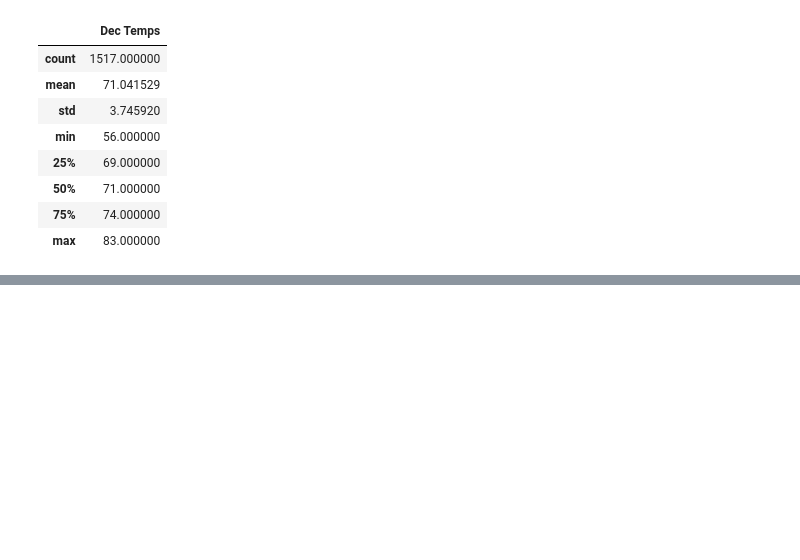
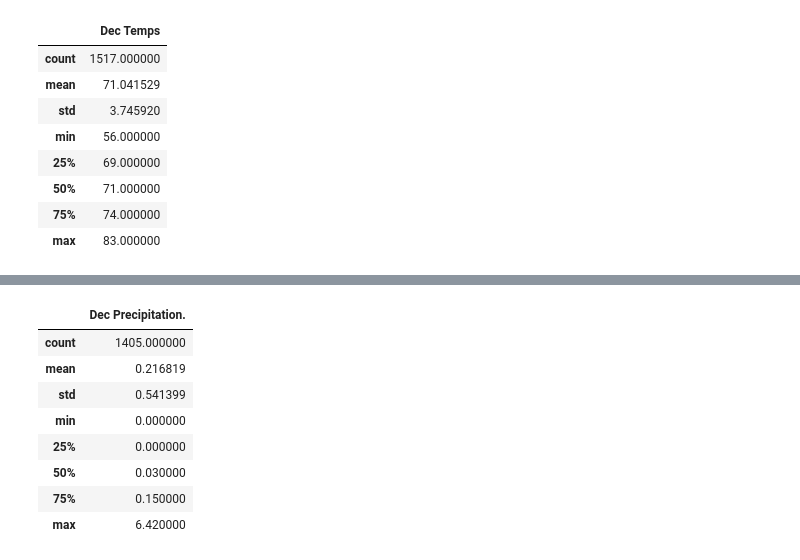
Before and after one commit to MaxDorris/surfs_up, a Jupyter notebook: SurfsUp_Challenge.ipynb, the cells around one changed output, grey strips where cells are left out. Cells and saved outputs as stored; diff of their text form; code cells hidden in the pictures; blank space fills up the shorter version.

```diff
--- a/SurfsUp_Challenge.ipynb
+++ b/SurfsUp_Challenge.ipynb
@@ -155,0 +179,22 @@ dec_temps_summary
+# %%
+# Dec precip query and df
+Dec_prcp = session.query(Measurement.prcp).\
+    filter(Measurement.date.contains("-12-")).all()
+
+Dec_prcp = list(np.ravel(Dec_prcp))
+
+dec_prcp_df = pd.DataFrame(Dec_prcp, columns=['Dec Precipitation.'])
+
+dec_prcp_summary = dec_prcp_df.describe()
+dfi.export(dec_prcp_summary, "images/dec_prcp_summary.png", table_conversion="matplotlib")
+dec_prcp_summary
+# %% [output]
+|  | Dec Precipitation. |
+| count | 1405.000000 |
+| mean | 0.216819 |
+| std | 0.541399 |
+| min | 0.000000 |
+| 25% | 0.000000 |
+| 50% | 0.030000 |
+| 75% | 0.150000 |
+| max | 6.420000 |
```
Also changed, not shown: parts of 2 cells of this notebook.
